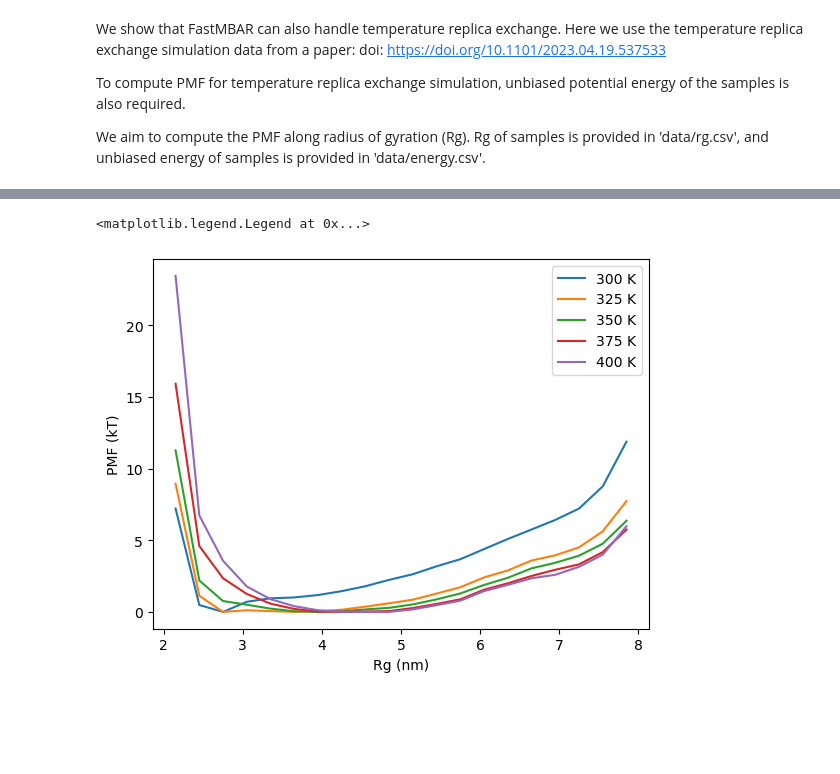
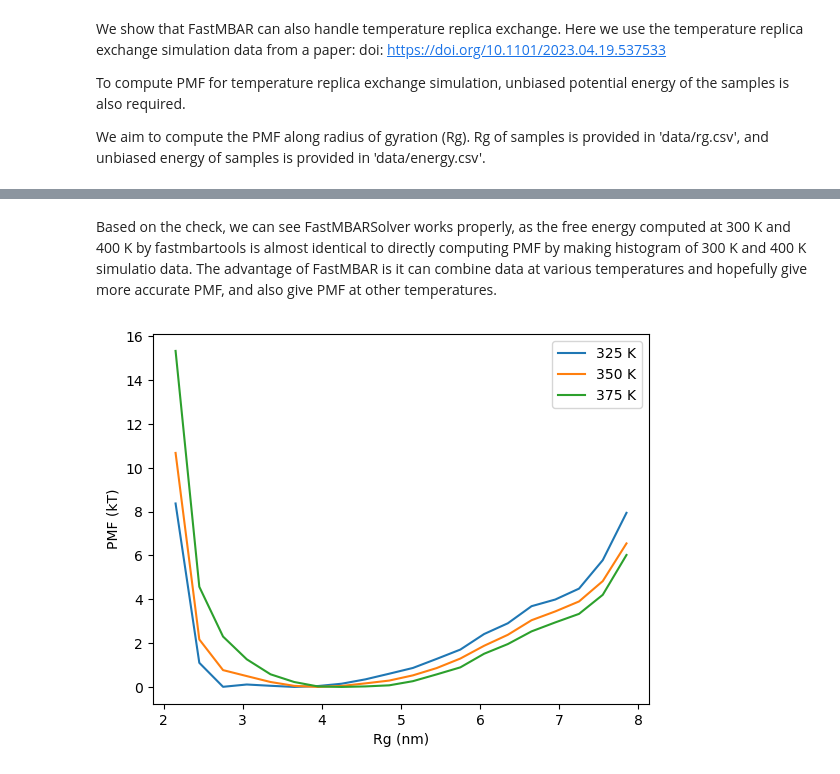
Before and after one commit to smliu1997/FastMBARTools, a Jupyter notebook: examples/hp1alpha-TRE/hp1alpha_TRE.ipynb, the cells around one changed output, grey strips where cells are left out. Saved outputs shown, nothing was run; the diff lists cells and outputs as text; code cells hidden in the pictures; blank space fills up the shorter version.

```diff
--- a/examples/hp1alpha-TRE/hp1alpha_TRE.ipynb
+++ b/examples/hp1alpha-TRE/hp1alpha_TRE.ipynb
@@ -53,11 +54,14 @@ plt.legend()
+# %% [markdown]
+Based on the check, we can see FastMBARSolver works properly, as the free energy computed at 300 K and 400 K by fastmbartools is almost identical to directly computing PMF by making histogram of 300 K and 400 K simulatio data. The advantage of FastMBAR is it can combine data at various temperatures and hopefully give more accurate PMF, and also give PMF at other temperatures.
 # %%
 # with fastmbartools, we can also compute PMF at various temperatures
-for T in [300, 325, 350, 375, 400]:
+for T in [325, 350, 375]:
     result = solver.compute_pmf(T, cv, [bins])
     plt.plot(result['x'].to_numpy(), result['PMF (kT)'].to_numpy(), label=f'{T} K')
 plt.xlabel('Rg (nm)')
 plt.ylabel('PMF (kT)')
 plt.legend()
+plt.show()
+plt.close()
 # %% [output]
-<matplotlib.legend.Legend at 0x...>
-[figure, old version]
+[figure, new version]
```
Also changed, not shown: parts of 1 cell of this notebook, 3 other files.
